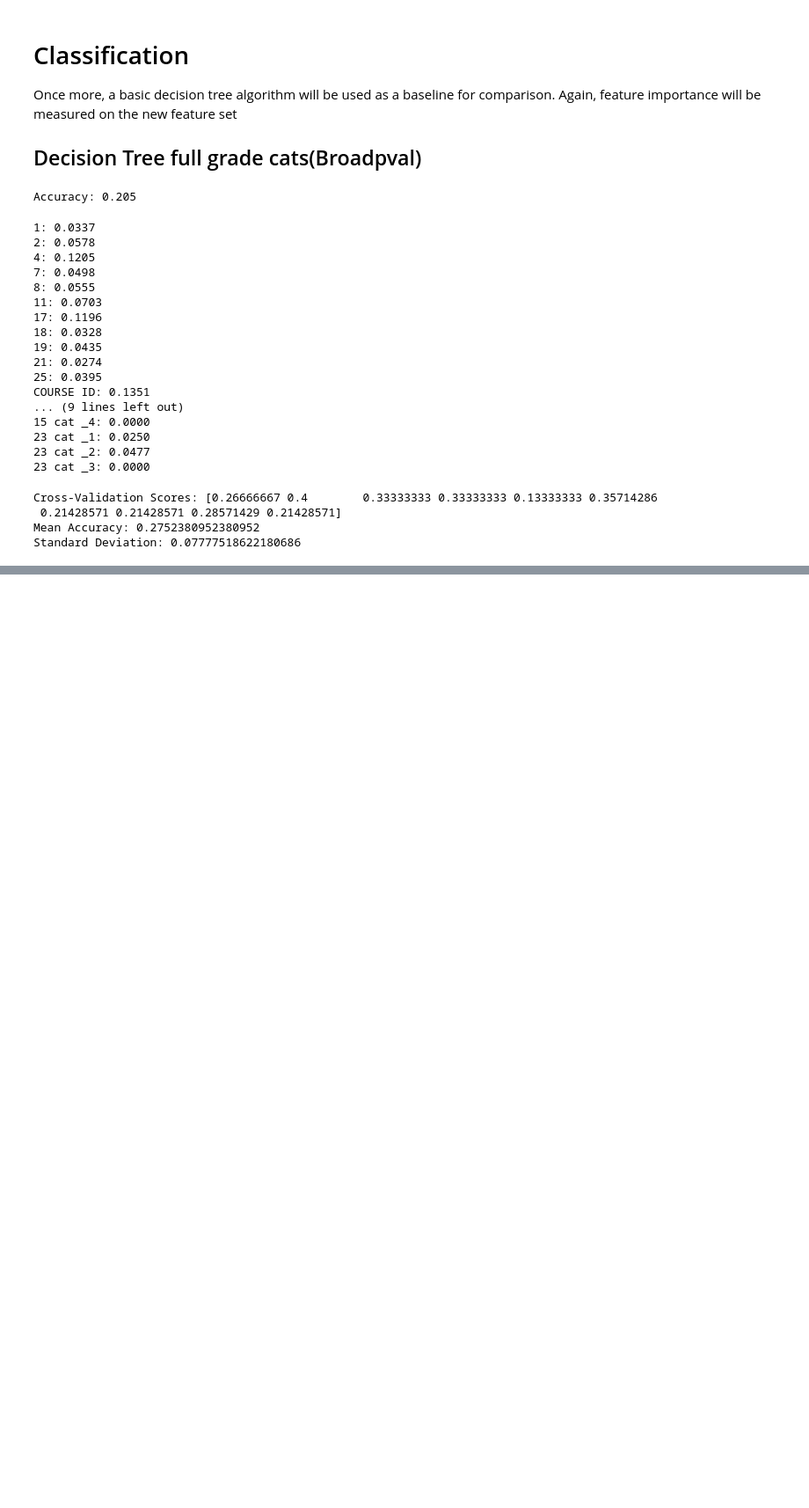
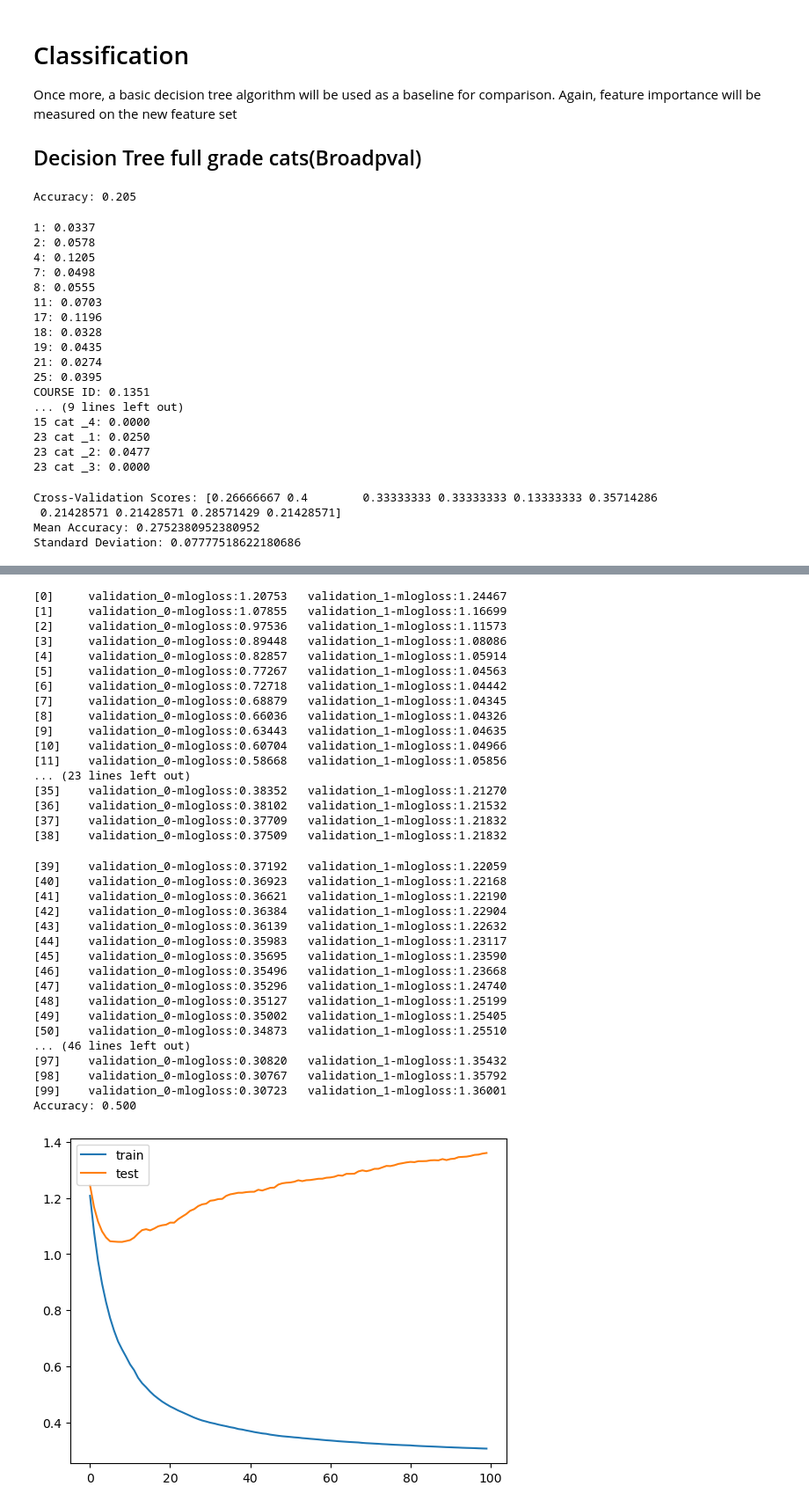
Before and after one commit to milooranm/TraditionalvsCausalAnalytics, a Jupyter notebook: Students.ipynb, the cells around one changed output, grey strips where cells are left out. Shown at 88% size. Drawn from its saved outputs; the diff is of its cells as text; code cells hidden in the pictures; blank space fills up the shorter version.

```diff
--- a/Students.ipynb
+++ b/Students.ipynb
@@ -1281,0 +1358,62 @@ xgbc0.fit(X_train , y_train)
+# %%
+X = dfnarrowpval.drop(columns=['GRADE', 'grade4band'])
+y = dfnarrowpval["grade4band"]
+
+X_train, X_test, y_train, y_test = train_test_split(X, y, test_size=0.30, random_state=1)
+
+
+xgbc1 = XGBClassifier()
+# define the datasets to evaluate each iteration
+evalset = [(X_train, y_train), (X_test,y_test)]
+
+xgbc1.fit(X_train, y_train, eval_metric='mlogloss', eval_set=evalset)
+
+# evaluate performance
+yhat = xgbc1.predict(X_test)
+score = accuracy_score(y_test, yhat)
+print('Accuracy: %.3f' % score)
+# retrieve performance metrics
+results = xgbc1.evals_result()
+# plot learning curves
+plt.plot(results['validation_0']['mlogloss'], label='train')
+plt.plot(results['validation_1']['mlogloss'], label='test')
+# show the legend
+plt.legend()
+# show the plot
+plt.show()
+# %% [output]
+[0]     validation_0-mlogloss:1.20753   validation_1-mlogloss:1.24467
+[1]     validation_0-mlogloss:1.07855   validation_1-mlogloss:1.16699
+[2]     validation_0-mlogloss:0.97536   validation_1-mlogloss:1.11573
+[3]     validation_0-mlogloss:0.89448   validation_1-mlogloss:1.08086
+[4]     validation_0-mlogloss:0.82857   validation_1-mlogloss:1.05914
+[5]     validation_0-mlogloss:0.77267   validation_1-mlogloss:1.04563
+[6]     validation_0-mlogloss:0.72718   validation_1-mlogloss:1.04442
+[7]     validation_0-mlogloss:0.68879   validation_1-mlogloss:1.04345
+[8]     validation_0-mlogloss:0.66036   validation_1-mlogloss:1.04326
+[9]     validation_0-mlogloss:0.63443   validation_1-mlogloss:1.04635
+[10]    validation_0-mlogloss:0.60704   validation_1-mlogloss:1.04966
+[11]    validation_0-mlogloss:0.58668   validation_1-mlogloss:1.05856
+... (23 lines left out)
+[35]    validation_0-mlogloss:0.38352   validation_1-mlogloss:1.21270
+[36]    validation_0-mlogloss:0.38102   validation_1-mlogloss:1.21532
+[37]    validation_0-mlogloss:0.37709   validation_1-mlogloss:1.21832
+[38]    validation_0-mlogloss:0.37509   validation_1-mlogloss:1.21832
+[39]    validation_0-mlogloss:0.37192   validation_1-mlogloss:1.22059
+[40]    validation_0-mlogloss:0.36923   validation_1-mlogloss:1.22168
+[41]    validation_0-mlogloss:0.36621   validation_1-mlogloss:1.22190
+[42]    validation_0-mlogloss:0.36384   validation_1-mlogloss:1.22904
+[43]    validation_0-mlogloss:0.36139   validation_1-mlogloss:1.22632
+[44]    validation_0-mlogloss:0.35983   validation_1-mlogloss:1.23117
+[45]    validation_0-mlogloss:0.35695   validation_1-mlogloss:1.23590
+[46]    validation_0-mlogloss:0.35496   validation_1-mlogloss:1.23668
+[47]    validation_0-mlogloss:0.35296   validation_1-mlogloss:1.24740
+[48]    validation_0-mlogloss:0.35127   validation_1-mlogloss:1.25199
+[49]    validation_0-mlogloss:0.35002   validation_1-mlogloss:1.25405
+[50]    validation_0-mlogloss:0.34873   validation_1-mlogloss:1.25510
+... (46 lines left out)
+[97]    validation_0-mlogloss:0.30820   validation_1-mlogloss:1.35432
+[98]    validation_0-mlogloss:0.30767   validation_1-mlogloss:1.35792
+[99]    validation_0-mlogloss:0.30723   validation_1-mlogloss:1.36001
+Accuracy: 0.500
+[figure, added]
```
Also changed, not shown: parts of 132 cells of this notebook.
